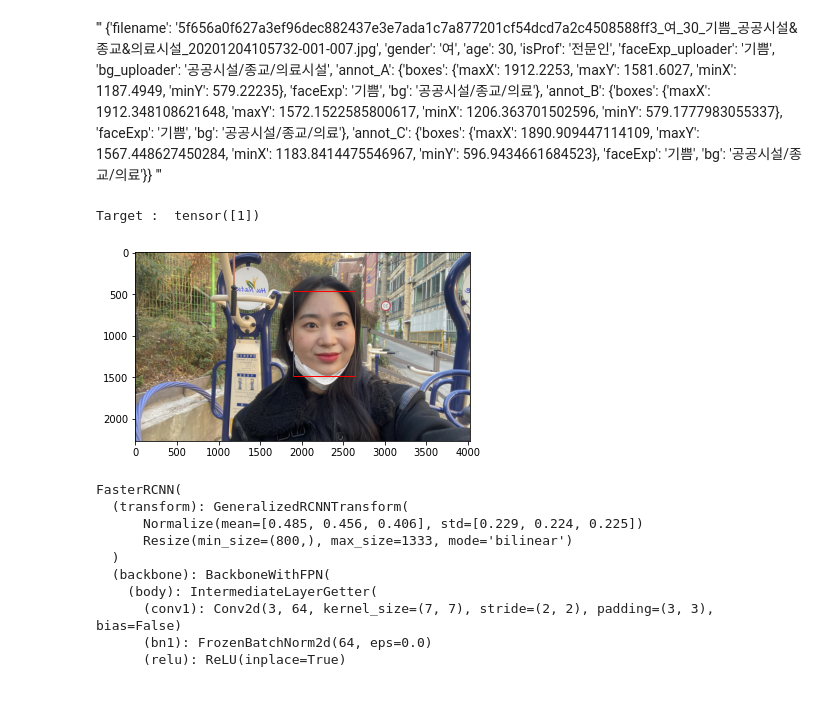
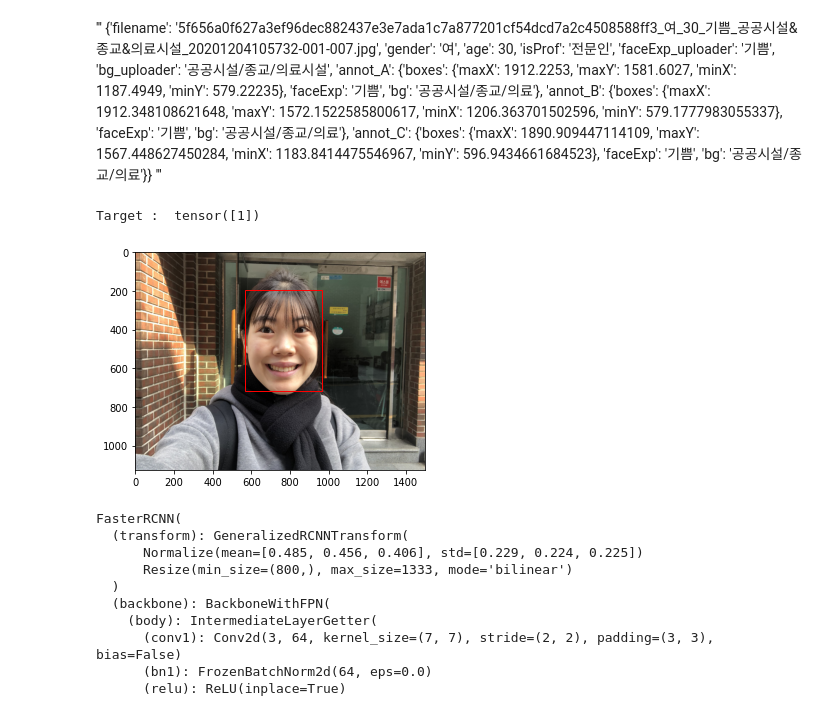
Before and after one commit to BaegHaYan/VISION, a Jupyter notebook: BaegHaYan_Faster_Rcnn.ipynb, the cells around one changed output. Drawn from its saved outputs; the diff is of its cells as text; code cells hidden in the pictures.

```diff
--- a/BaegHaYan_Faster_Rcnn.ipynb
+++ b/BaegHaYan_Faster_Rcnn.ipynb
@@ -152,15 +155,15 @@ transform = transforms.Compose([transforms.ToTensor(), ])
 # %%
 dataset = BaegDataset(transform)
 # %%
-_idx = 6
+_idx = 105
 img, annotations = dataset[_idx]
 print("Target : ", annotations['labels'])
 plot_image_from_output(img, annotations)
 # print("Prediction : ", preds[_idx]['labels'])
 # plot_image_from_output(imgs[_idx], preds[_idx])
 # %% [output]
 Target :  tensor([1])
-[figure, old version]
+[figure, new version]
 # %%
 # fine tuning (frozen X)
 
```
Also changed, not shown: parts of 9 cells of this notebook.
